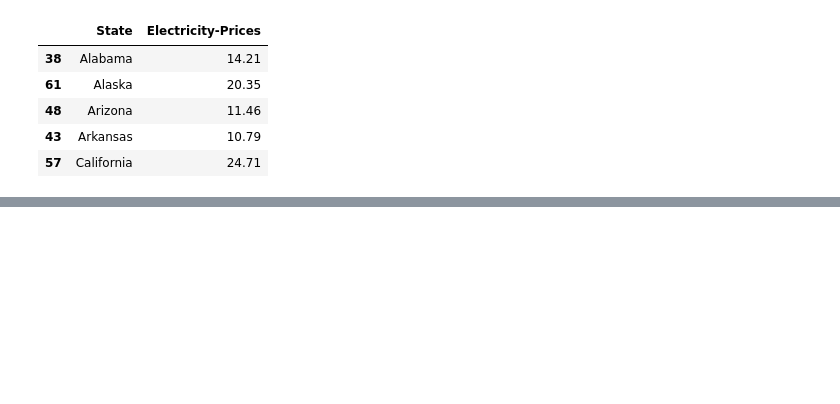
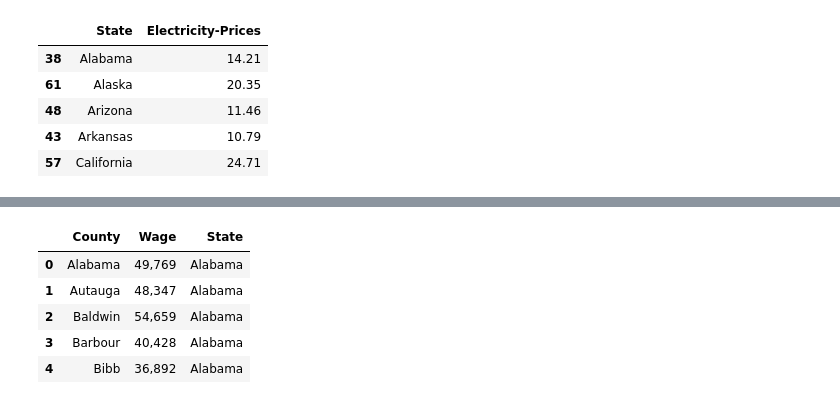
Before and after one commit to hemanthy1/Anthropocene-Institute-Capstone, a Jupyter notebook: data/dac/DAC_Processing.ipynb, the cells around one changed output, grey strips where cells are left out. Cells and saved outputs as stored; diff of their text form; code cells hidden in the pictures; blank space fills up the shorter version.

```diff
--- a/data/dac/DAC_Processing.ipynb
+++ b/data/dac/DAC_Processing.ipynb
@@ -118,0 +127,16 @@ Index(['State', 'Minimum-Wage'], dtype='object')
+# %%
+wages['State'] = None
+current_state = 'Alabama'
+next_row_is_state = False
+
+for index, row in wages.iterrows():
+    if pd.isna(row['Name']):
+        next_row_is_state = True
+    elif next_row_is_state:
+        current_state = row['Name']
+        next_row_is_state = False
+    else:
+        wages.at[index, 'State'] = current_state
+
+df = wages[wages['State'].notnull() & wages['Wage'].notnull()]
+df.reset_index(drop=True, inplace=True)
@@ -119 +158,11 @@ Index(['State', 'Minimum-Wage'], dtype='object')
+# %%
+wages = wages.rename(columns={'Name': 'County'})
+wages.head()
+# %% [output]
+|  | County | Wage | State |
+| 0 | Alabama | 49,769 | Alabama |
+| 1 | Autauga | 48,347 | Alabama |
+| 2 | Baldwin | 54,659 | Alabama |
+| 3 | Barbour | 40,428 | Alabama |
+| 4 | Bibb | 36,892 | Alabama |
 # %%
```
Also changed, not shown: parts of 13 cells of this notebook, 2 other files.
